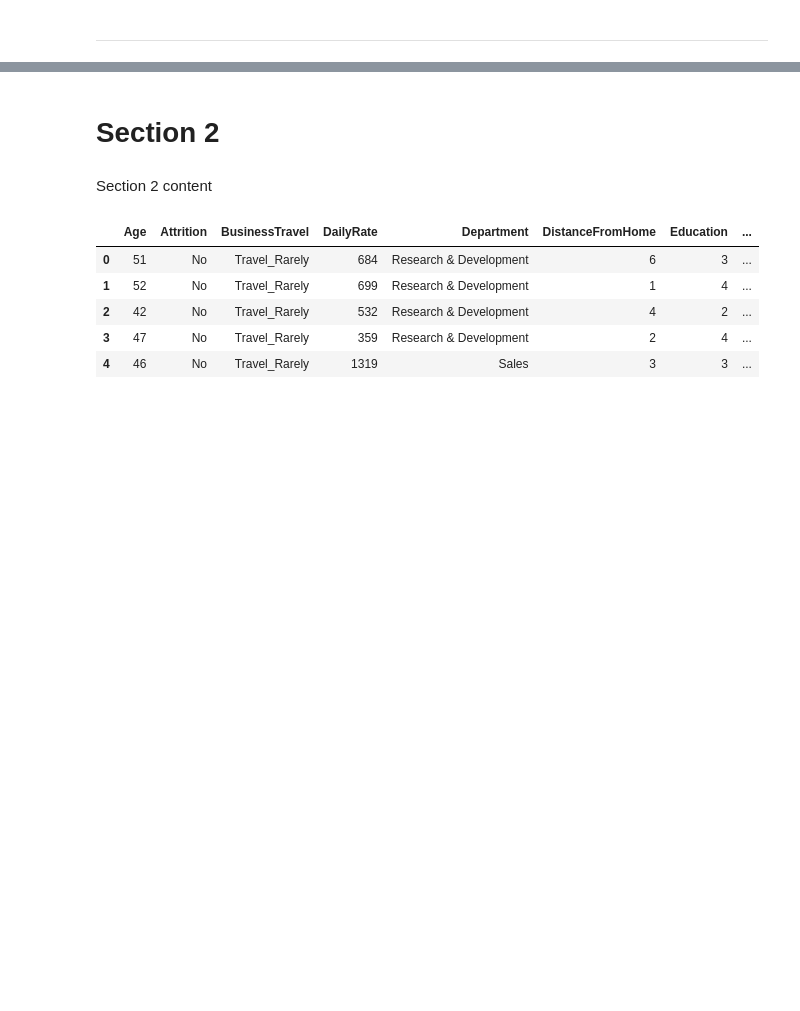
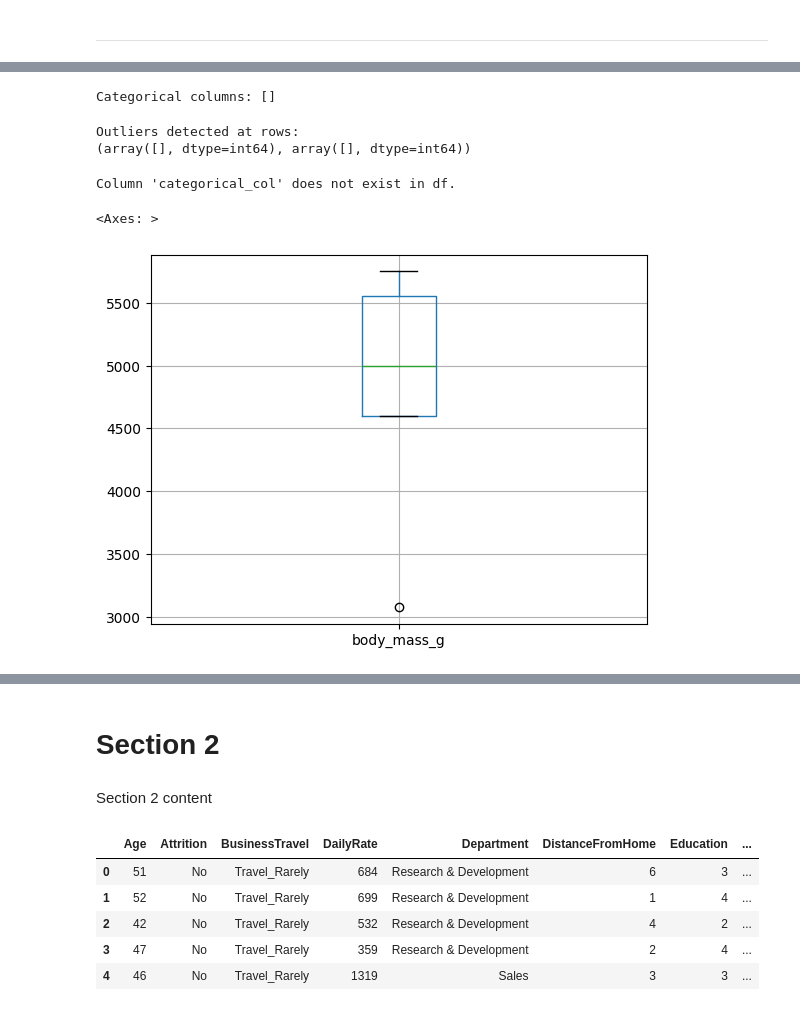
Before and after one commit to yuna639/Deom_test, a Jupyter notebook: jupyter_notebooks/DEMO.ipynb, the cells around one changed output, grey strips where cells are left out. Drawn from its saved outputs; the diff is of its cells as text; code cells hidden in the pictures; blank space fills up the shorter version.

```diff
--- a/jupyter_notebooks/DEMO.ipynb
+++ b/jupyter_notebooks/DEMO.ipynb
@@ -113,0 +185,44 @@ Name: count, Length: 1470, dtype: int64
+# %%
+import pandas as pd
+
+# Your dataset
+data = {
+    "bill_length_mm": [37.7, 43.4, 46.4, 50.4, 50.7],
+    "bill_depth_mm": [14.4, 15.0, 15.6, 15.7, 16.0],
+    "flipper_length_mm": [183, 218, 221, 222, 223],
+    "body_mass_g": [3075, 4600, 5000, 5550, 5750]
+}
+
+df = pd.DataFrame(data)
+
+# Check categorical columns
+categorical_cols = df.select_dtypes(include=["object", "category"]).columns
+print("Categorical columns:", categorical_cols.tolist())
+# Check numerical columns
+numerical_cols = df.select_dtypes(include=["number"]).columns
+# %% [output]
+Categorical columns: []
+# %%
+from scipy import stats
+import numpy as np
+
+z_scores = np.abs(stats.zscore(df.select_dtypes(include=['float64','int64'])))
+outliers = (z_scores > 3)
+
+print("Outliers detected at rows:")
+print(np.where(outliers))
+# %% [output]
+Outliers detected at rows:
+(array([], dtype=int64), array([], dtype=int64))
+# %%
+if 'categorical_col' in df.columns:
+	print(df['categorical_col'].value_counts())
+else:
+	print("Column 'categorical_col' does not exist in df.")
+
+# Box plot for a specific column
+df.boxplot(column=['body_mass_g'])
+# %% [output]
+Column 'categorical_col' does not exist in df.
+<Axes: >
+[figure, added]
```
Also changed, not shown: parts of 25 cells of this notebook.
